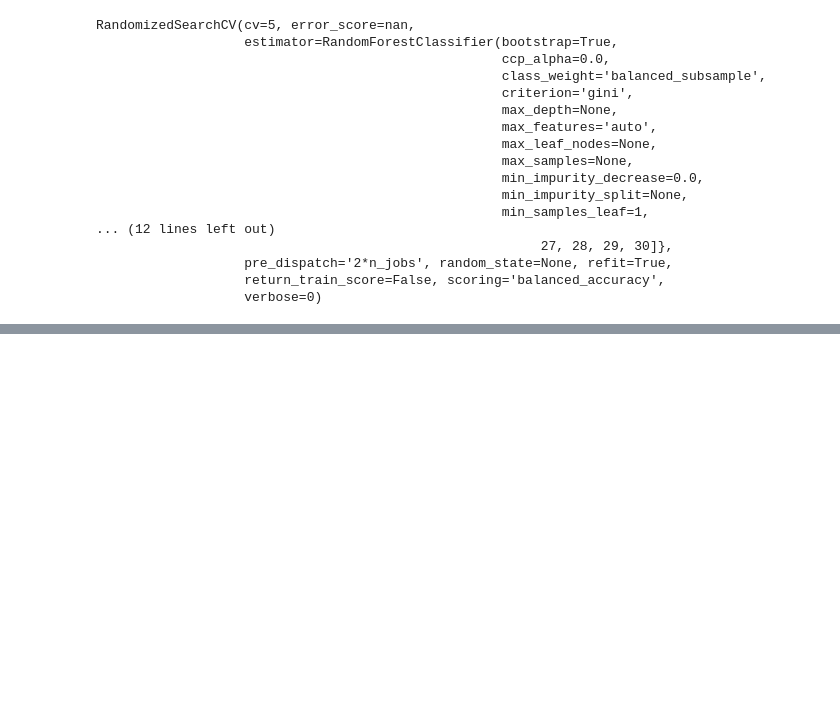
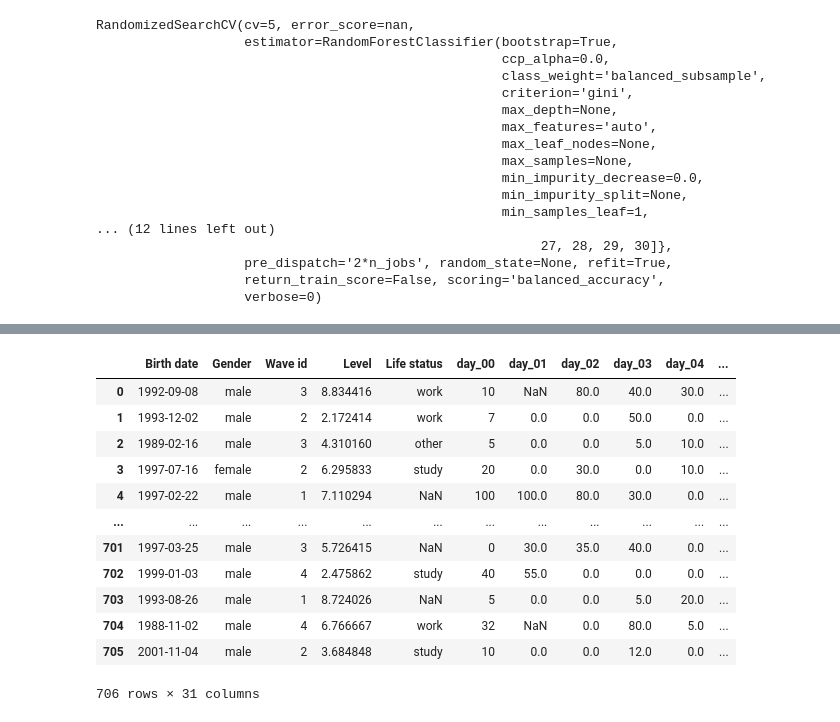
Before and after one commit to MirRinat/Hackaton21, a Jupyter notebook: clean_date.ipynb, the cells around one changed output, grey strips where cells are left out. Saved outputs shown, nothing was run; the diff lists cells and outputs as text; code cells hidden in the pictures; blank space fills up the shorter version.

```diff
--- a/clean_date.ipynb
+++ b/clean_date.ipynb
@@ -153,0 +169,2 @@ print("Результат на тестовых данных: %f " %(100*metrics
+# %%
+test_data = pd.read_csv("school-21-student-expulsion-prediction/test.csv")
@@ -153,0 +181,20 @@ print("Результат на тестовых данных: %f " %(100*metrics
+# %%
+id_student = test_data['id']
+
+test_data = test_data.drop(to_drop, axis=1)
+# %%
+test_data
+# %% [output]
+|  | Birth date | Gender | Wave id | Level | Life status | day_00 | day_01 | day_02 | day_03 | day_04 | ... |
+| 0 | 1992-09-08 | male | 3 | 8.834416 | work | 10 | NaN | 80.0 | 40.0 | 30.0 | ... |
+| 1 | 1993-12-02 | male | 2 | 2.172414 | work | 7 | 0.0 | 0.0 | 50.0 | 0.0 | ... |
+| 2 | 1989-02-16 | male | 3 | 4.310160 | other | 5 | 0.0 | 0.0 | 5.0 | 10.0 | ... |
+| 3 | 1997-07-16 | female | 2 | 6.295833 | study | 20 | 0.0 | 30.0 | 0.0 | 10.0 | ... |
+| 4 | 1997-02-22 | male | 1 | 7.110294 | NaN | 100 | 100.0 | 80.0 | 30.0 | 0.0 | ... |
+| ... | ... | ... | ... | ... | ... | ... | ... | ... | ... | ... | ... |
+| 701 | 1997-03-25 | male | 3 | 5.726415 | NaN | 0 | 30.0 | 35.0 | 40.0 | 0.0 | ... |
+| 702 | 1999-01-03 | male | 4 | 2.475862 | study | 40 | 55.0 | 0.0 | 0.0 | 0.0 | ... |
+| 703 | 1993-08-26 | male | 1 | 8.724026 | NaN | 5 | 0.0 | 0.0 | 5.0 | 20.0 | ... |
+| 704 | 1988-11-02 | male | 4 | 6.766667 | work | 32 | NaN | 0.0 | 80.0 | 5.0 | ... |
+| 705 | 2001-11-04 | male | 2 | 3.684848 | study | 10 | 0.0 | 0.0 | 12.0 | 0.0 | ... |
+706 rows × 31 columns
```
Also changed, not shown: parts of 20 cells of this notebook, 3 other files.
